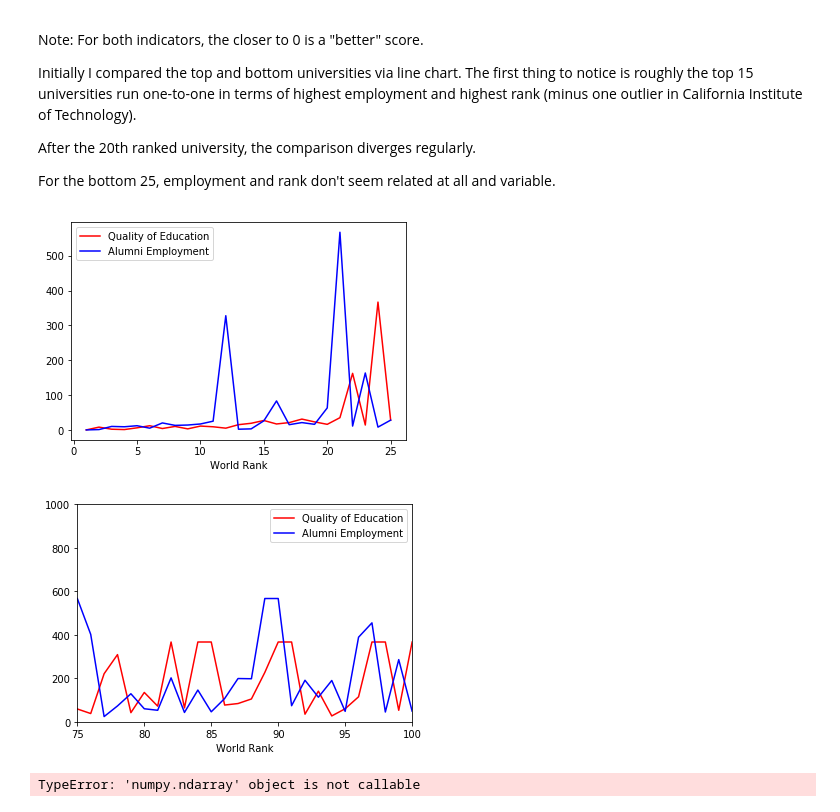
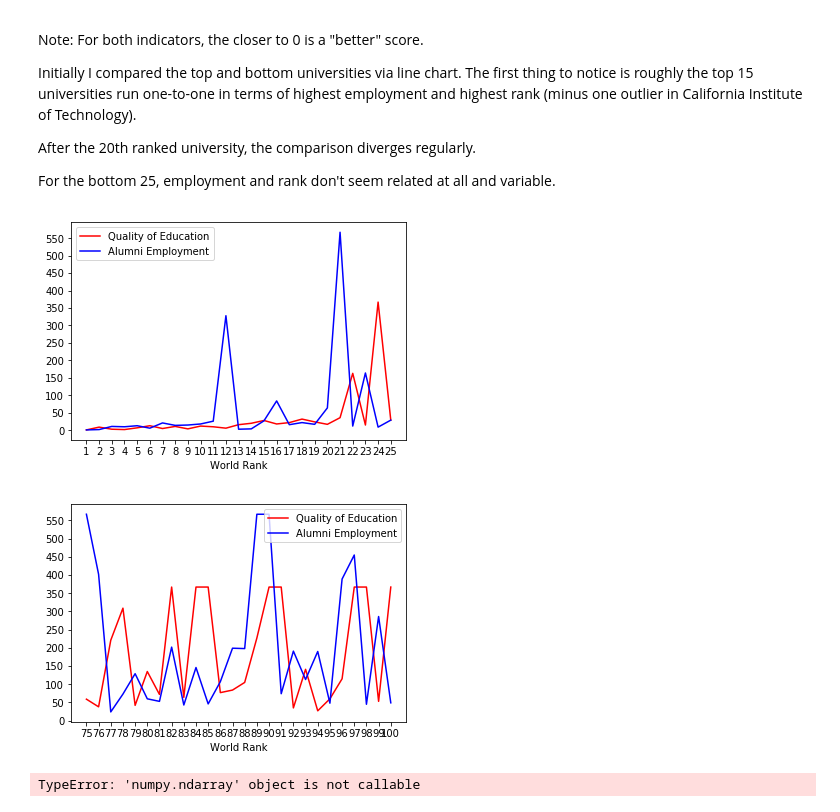
Before and after one commit to apryllc/higheredstats, a Jupyter notebook: Python Higher Ed Project.ipynb, the cells around one changed output. Cells and saved outputs as stored; diff of their text form; code cells hidden in the pictures.

Commit message:
updating line graph scales

```diff
--- a/Python Higher Ed Project.ipynb
+++ b/Python Higher Ed Project.ipynb
@@ -93,25 +93,27 @@ After the 20th ranked university, the comparison diverges regularly.
 For the bottom 25, employment and rank don't seem related at all and variable.
 # %%
 ax = plt.gca()
+plt.xticks(np.arange(1, 26, step=1))
+plt.yticks(np.arange(0, 600, step=50))
 
 unitop25_df.plot(x='World Rank', y='Quality of Education', color='red', linestyle='solid', ax=ax)
 unitop25_df.plot(x='World Rank', y='Alumni Employment', color='blue', linestyle='solid', ax=ax)
 
 plt.show()
 # %% [output]
-[figure, old version]
+[figure, new version]
 # %%
 ax = plt.gca()
 
-ax.set_xlim ([75, 100])
-ax.set_ylim([0, 1000])
+plt.xticks(np.arange(75, 101, step=1))
+plt.yticks(np.arange(0, 600, step=50))
 
 unibottom25_df.plot(x='World Rank', y='Quality of Education', color='red', linestyle='solid', ax=ax)
 unibottom25_df.plot(x='World Rank', y='Alumni Employment', color='blue', linestyle='solid', ax=ax)
 
 plt.show()
 # %% [output]
-[figure, old version]
+[figure, new version]
 # %%
 plt.scatter(unitop25_df.values(), unibottom25_df.values())
 plt.show()
```
